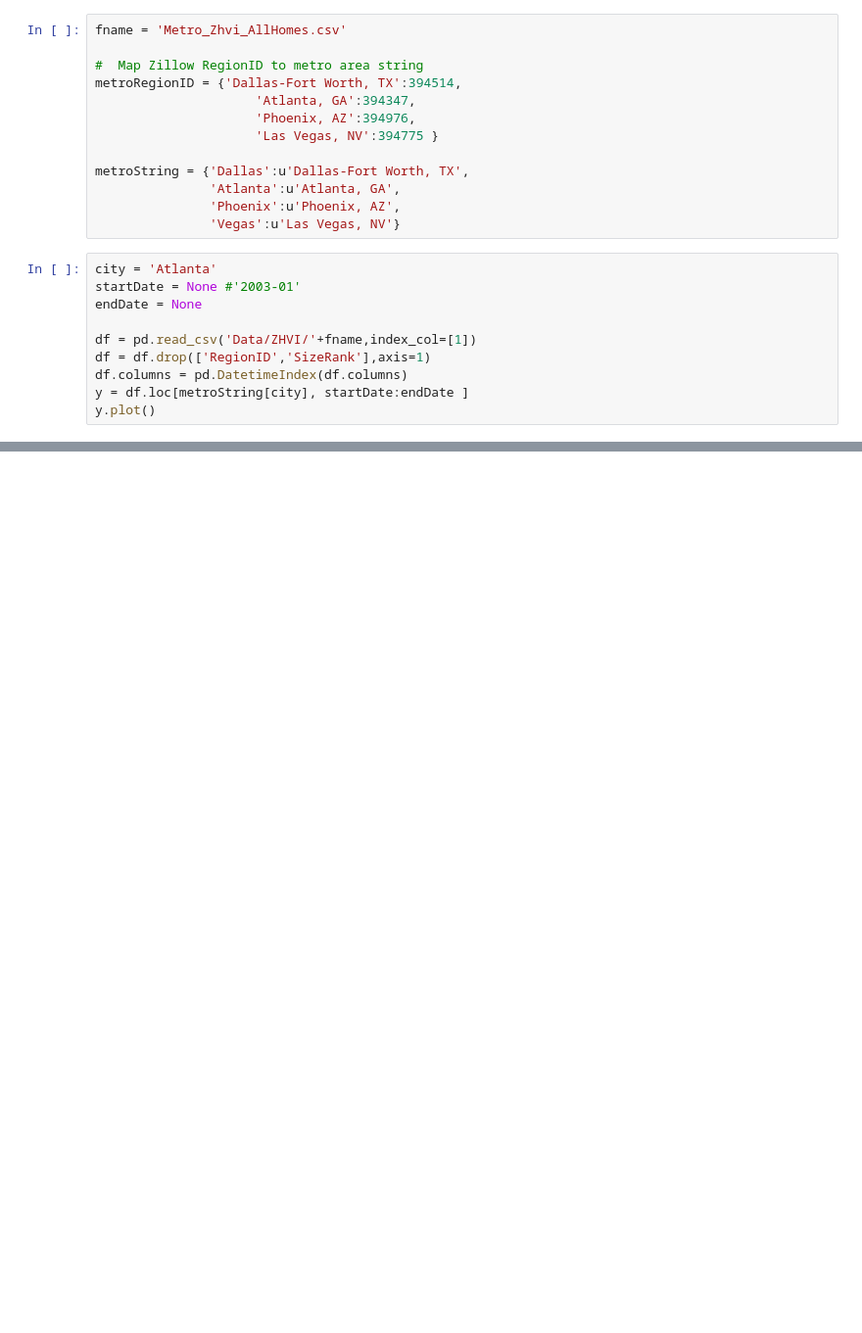
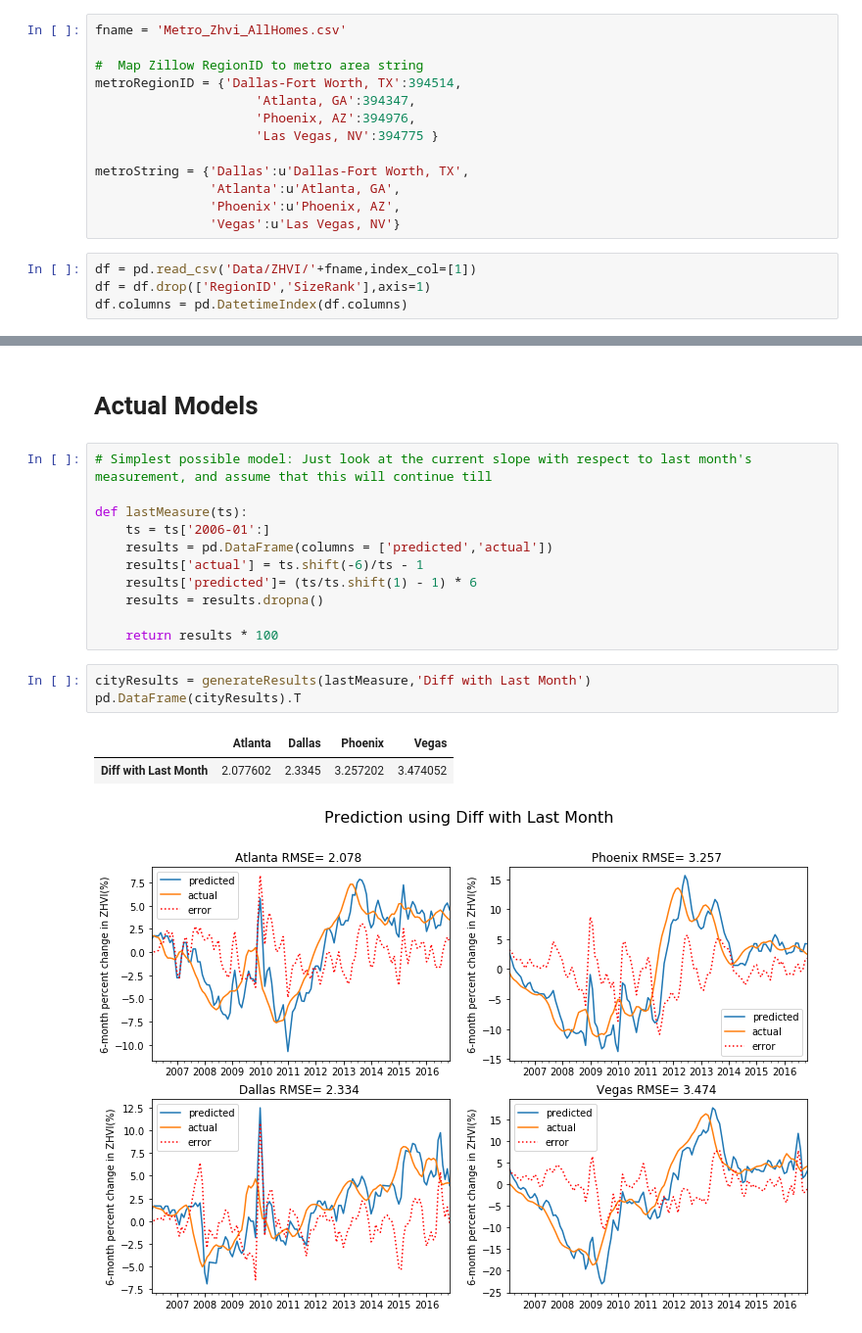
Before and after one commit to kkwteh/cdips_hpi_forecast, a Jupyter notebook: LaggedOLS.ipynb, the cells around one changed output, grey strips where cells are left out. Shown at 98% size. Cells and saved outputs as stored; diff of their text form; blank space fills up the shorter version.

```diff
--- a/LaggedOLS.ipynb
+++ b/LaggedOLS.ipynb
@@ -34,12 +43,6 @@ metroString = {'Dallas':u'Dallas-Fort Worth, TX',
                'Phoenix':u'Phoenix, AZ',
                'Vegas':u'Las Vegas, NV'}
 # %%
-city = 'Atlanta'
-startDate = None #'2003-01'
-endDate = None
-
 df = pd.read_csv('Data/ZHVI/'+fname,index_col=[1])
 df = df.drop(['RegionID','SizeRank'],axis=1)
 df.columns = pd.DatetimeIndex(df.columns)
-y = df.loc[metroString[city], startDate:endDate ]
-y.plot()
@@ -97,0 +83,20 @@ plt.legend()
+# %% [markdown]
+# Actual Models
+# %%
+# Simplest possible model: Just look at the current slope with respect to last month's measurement, and assume that this will continue till
+
+def lastMeasure(ts):
+    ts = ts['2006-01':]
+    results = pd.DataFrame(columns = ['predicted','actual'])
+    results['actual'] = ts.shift(-6)/ts - 1
+    results['predicted']= (ts/ts.shift(1) - 1) * 6
+    results = results.dropna()
+
+    return results * 100
+# %%
+cityResults = generateResults(lastMeasure,'Diff with Last Month')
+pd.DataFrame(cityResults).T
+# %% [output]
+|  | Atlanta | Dallas | Phoenix | Vegas |
+| Diff with Last Month | 2.077602 | 2.3345 | 3.257202 | 3.474052 |
+[figure, added]
```
Also changed, not shown: parts of 10 cells of this notebook.
